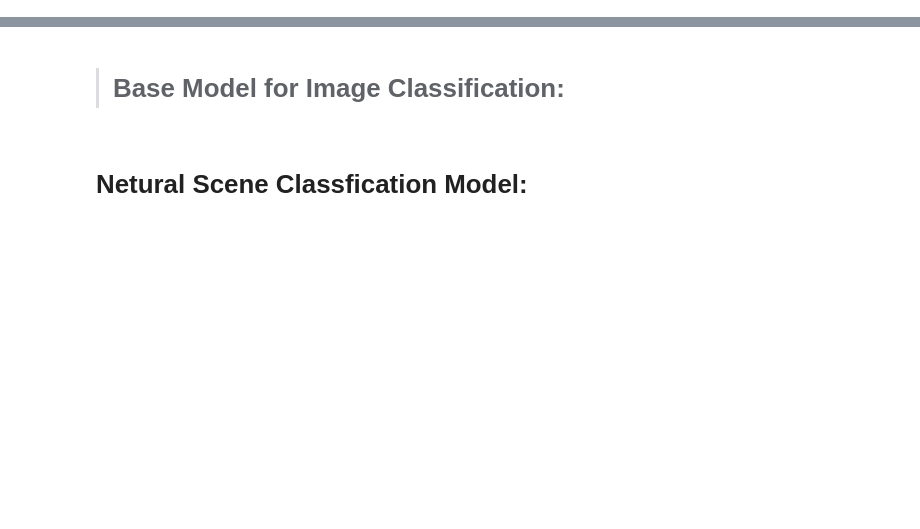
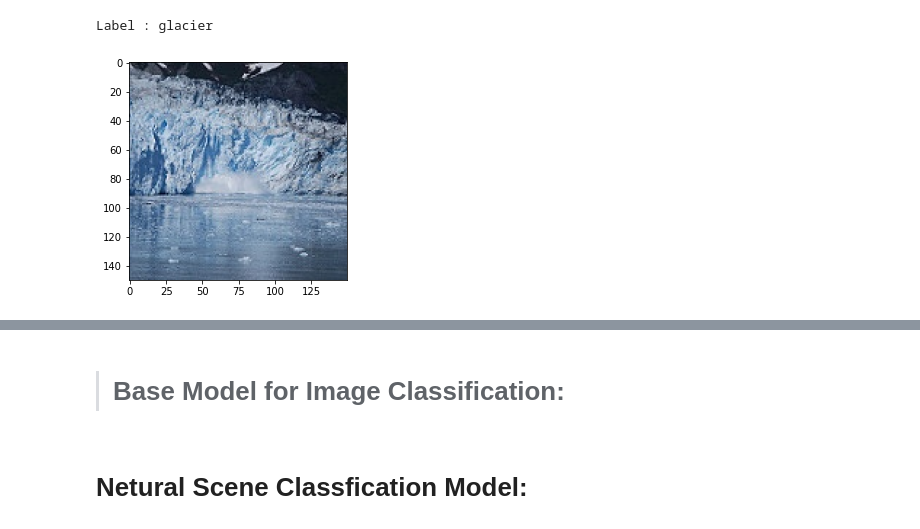
Before and after one commit to shawn-becker-angel/natural-scene-classification, a Jupyter notebook: natural-scene-classification.ipynb, the cells around one changed output, grey strips where cells are left out. Saved outputs shown, nothing was run; the diff lists cells and outputs as text; code cells hidden in the pictures; blank space fills up the shorter version.

```diff
--- a/natural-scene-classification.ipynb
+++ b/natural-scene-classification.ipynb
@@ -142,0 +90,5 @@ test_dl = DataLoader(test_dataset, sampler=test_sampler, batch_size=8)
+# %%
+display_img(*dataset[5000])
+# %% [output]
+Label : glacier
+[figure, added]
```
Also changed, not shown: parts of 51 cells of this notebook.
